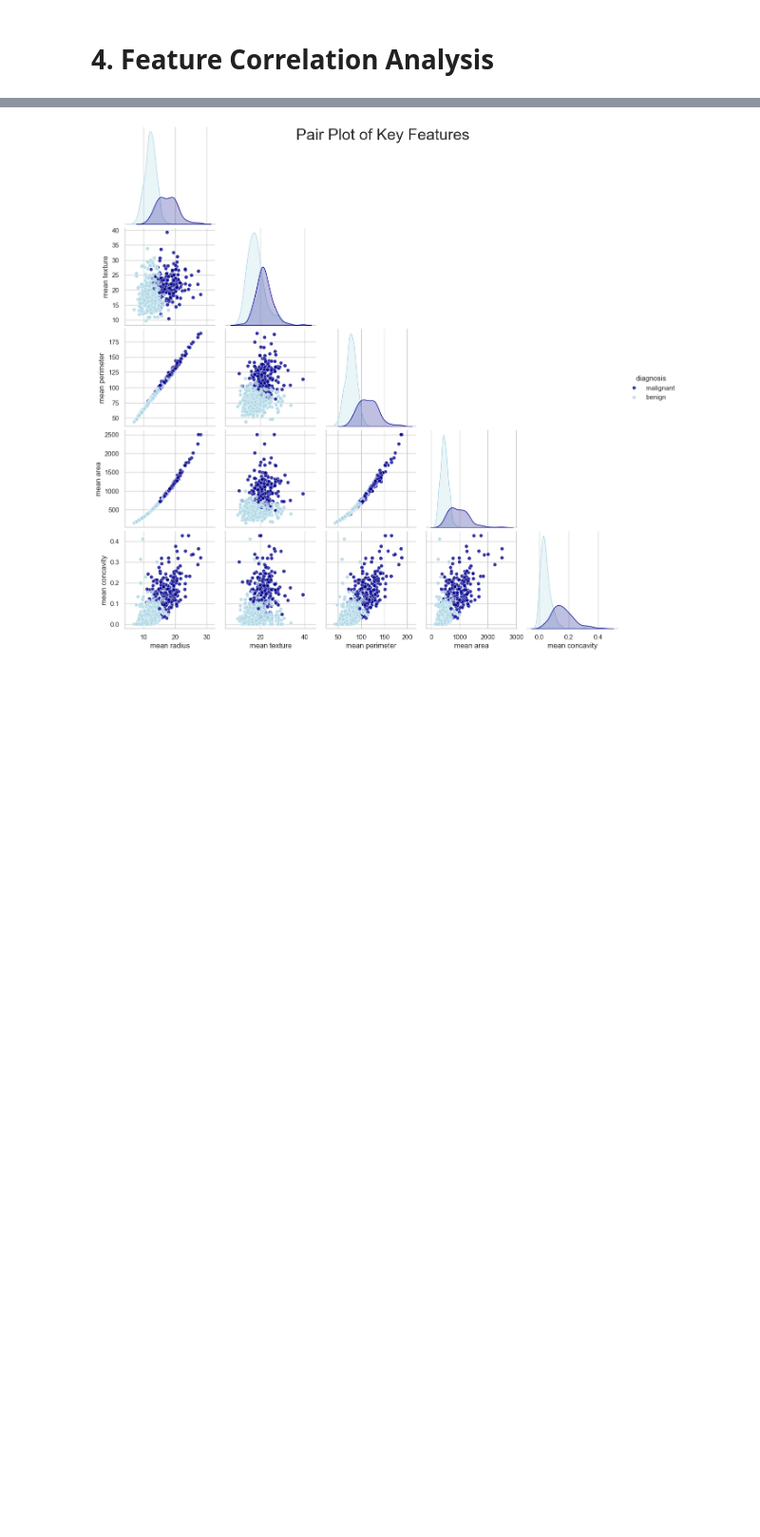
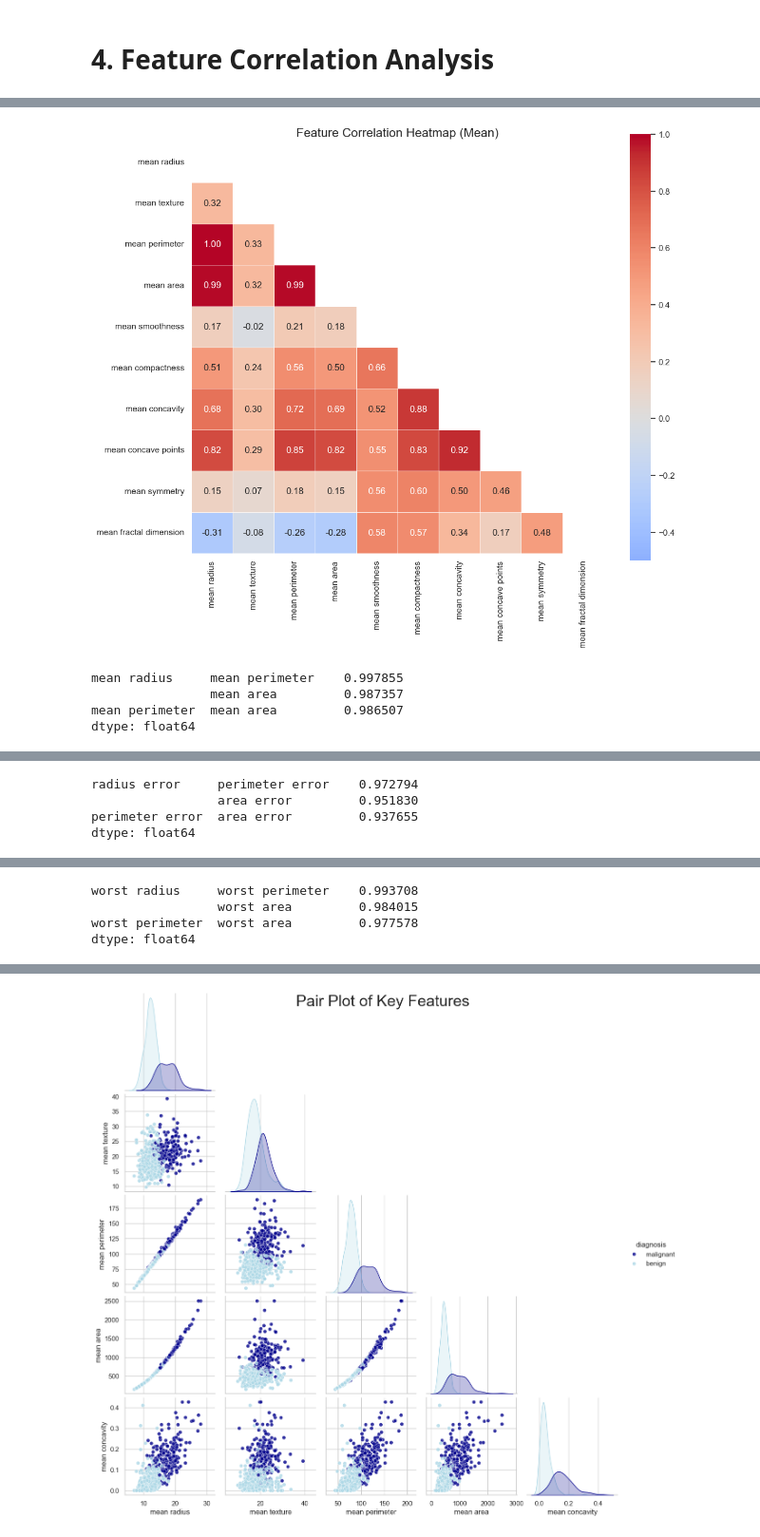
Before and after one commit to sarahcreighton/breast-cancer-classifier, a Jupyter notebook: notebooks/01_eda.ipynb, the cells around one changed output, grey strips where cells are left out. Shown at 95% size. Cells and saved outputs as stored; diff of their text form; code cells hidden in the pictures; blank space fills up the shorter version.

```diff
--- a/notebooks/01_eda.ipynb
+++ b/notebooks/01_eda.ipynb
@@ -312,7 +341,7 @@ for m in measures:
         axes[i].set_axisbelow(False)
         axes[i].grid(False)
 
-    plt.suptitle(f"Boxplots by Diagnosis ({m})", fontsize=16)
+    plt.suptitle(f"Boxplots by Diagnosis ({m.title()})", fontsize=16)
     plt.tight_layout()
     plt.show()
 # %% [output]
@@ -369,0 +407,42 @@ plt.show()
+# %%
+## --- FEATURE CORRELATION HEATMAP --- ##
+
+# Create one figure per measure
+for m in measures:
+    feats = [col for col in df.columns if col.__contains__(m)]
+
+    plt.figure(figsize = (12, 10))
+
+    # calculate correlations
+    corr = df[feats].corr()
+
+    # do not plot upper triangle
+    mask = np.triu(np.ones_like(corr, dtype=bool))
+
+    # plot correlation matrix
+    sns.heatmap(
+        corr,
+        mask = mask,
+        cmap = "coolwarm",
+        center = 0,
+        square = True,
+        linewidths = 0.5,
+        annot = True,
+        fmt = ".2f",
+        vmin = -0.5,
+        vmax = 1
+    )
+
+    # add title
+    plt.title(f"Feature Correlation Heatmap ({m.title()})", fontsize = 16)
+    plt.show()
+
+    # get highest correlations
+    high_corr = corr[(abs(corr) > 0.9) & (abs(corr) < 1.0)]
+    print(high_corr.stack().sort_values(ascending=False).iloc[::2].head(3))
+# %% [output]
+[figure, added]
+mean radius     mean perimeter    0.997855
+                mean area         0.987357
+mean perimeter  mean area         0.986507
+dtype: float64
@@ -369,0 +450,4 @@ plt.show()
+radius error     perimeter error    0.972794
+                 area error         0.951830
+perimeter error  area error         0.937655
+dtype: float64
@@ -370,2 +455,6 @@ plt.show()
+worst radius     worst perimeter    0.993708
+                 worst area         0.984015
+worst perimeter  worst area         0.977578
+dtype: float64
 # %% [markdown]
 ### Observations:
```
Also changed, not shown: parts of 41 cells of this notebook, 3 other files.
